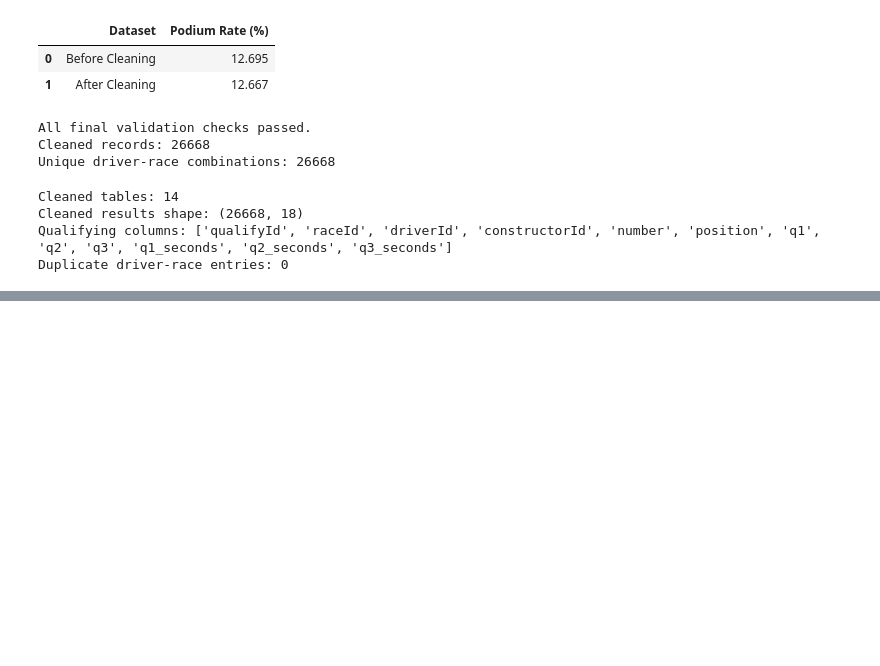
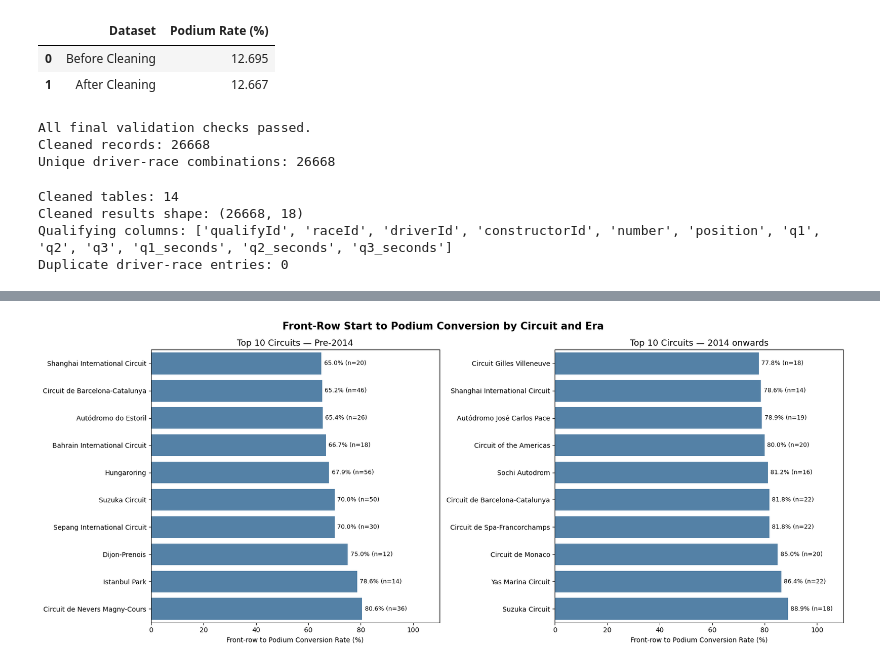
Before and after one commit to MalakAmrAlarnaouty/ACL_Project, a Jupyter notebook: ACL Milestone 1.ipynb, the cells around one changed output, grey strips where cells are left out. Saved outputs shown, nothing was run; the diff lists cells and outputs as text; code cells hidden in the pictures; blank space fills up the shorter version.

```diff
--- a/ACL Milestone 1.ipynb
+++ b/ACL Milestone 1.ipynb
@@ -1610,0 +1916,50 @@ races_clean = cleaned_datasets["races"]
+# %%
+
+
+fig, axes = plt.subplots(1, 2, figsize=(17, 7))
+
+eras = ['Pre-2014', '2014 onwards']
+
+for ax, era in zip(axes, eras):
+
+    top_10 = (
+        circuit_conversion_filtered[
+            circuit_conversion_filtered['era'] == era
+        ]
+        .sort_values('conversion_rate', ascending=False)
+        .head(10)
+        .sort_values('conversion_rate')
+    )
+
+    sns.barplot(
+        data=top_10,
+        x='conversion_rate',
+        y='circuit_name',
+        ax=ax,
+        color='steelblue'
+    )
+
+    ax.set_title(f'Top 10 Circuits — {era}', fontsize=13)
+    ax.set_xlabel('Front-row to Podium Conversion Rate (%)')
+    ax.set_ylabel('')
+    ax.set_xlim(0, 110)
+
+    for i, (_, row) in enumerate(top_10.iterrows()):
+        ax.text(
+            row['conversion_rate'] + 1,
+            i,
+            f"{row['conversion_rate']:.1f}% (n={row['front_row_starts']})",
+            va='center',
+            fontsize=9
+        )
+
+plt.suptitle(
+    'Front-Row Start to Podium Conversion by Circuit and Era',
+    fontsize=15,
+    fontweight='bold'
+)
+
+plt.tight_layout()
+plt.show()
+# %% [output]
+[figure, added]
```
Also changed, not shown: parts of 36 cells of this notebook.
